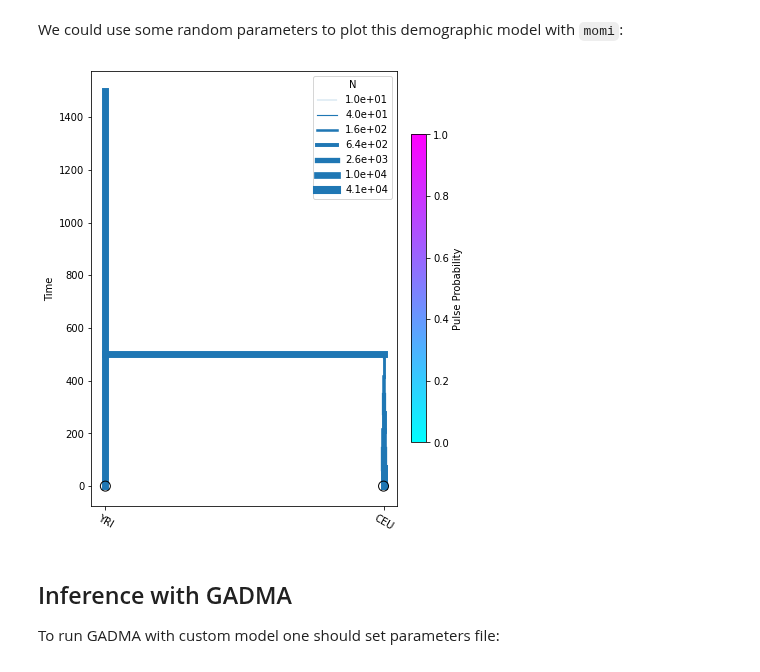
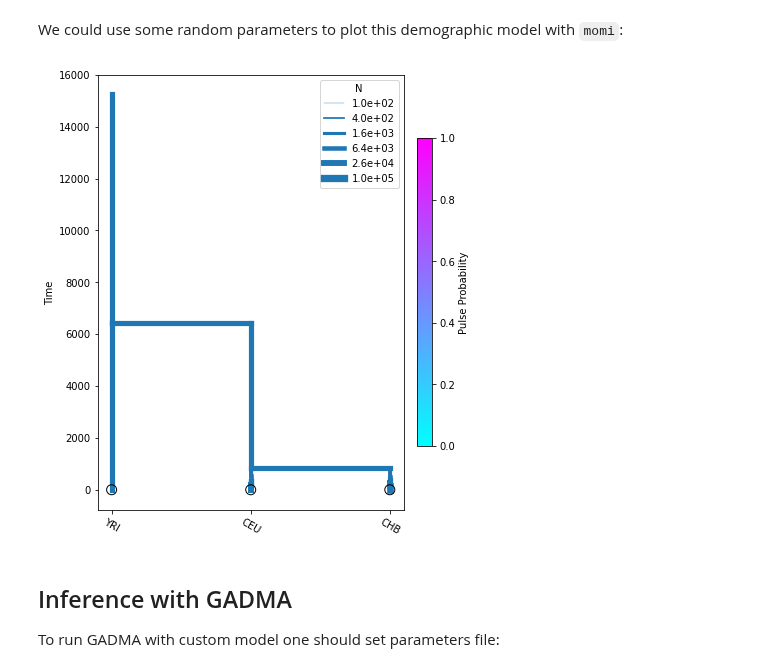
Before and after one commit to ctlab/GADMA, a Jupyter notebook: examples/custom_model_momi/run_gadma_with_custom_model_momi.ipynb, the cells around one changed output. Saved outputs shown, nothing was run; the diff lists cells and outputs as text; code cells hidden in the pictures.

```diff
--- a/examples/custom_model_momi/run_gadma_with_custom_model_momi.ipynb
+++ b/examples/custom_model_momi/run_gadma_with_custom_model_momi.ipynb
@@ -47,14 +53,14 @@ We could use some random parameters to plot this demographic model with ``momi``
 # %%
 from demographic_model import model_func
 import momi
-rand_pars = [7000, 13000, 0.01, 2, 1000, 500]
+rand_pars = [7300, 12300, 2100, 4, 0.004, 54090, 0.0055, 8800, 5600, 848]
 model = model_func(rand_pars)
 fig = momi.DemographyPlot(
-    model, ["YRI", "CEU"],
+    model, ["YRI", "CEU", "CHB"],
     figsize=(6,8)
 )
 # %% [output]
-[figure, old version]
+[figure, new version]
 # %% [markdown]
 ## Inference with GADMA
 
```
Also changed, not shown: parts of 9 cells of this notebook, 19 other files.
